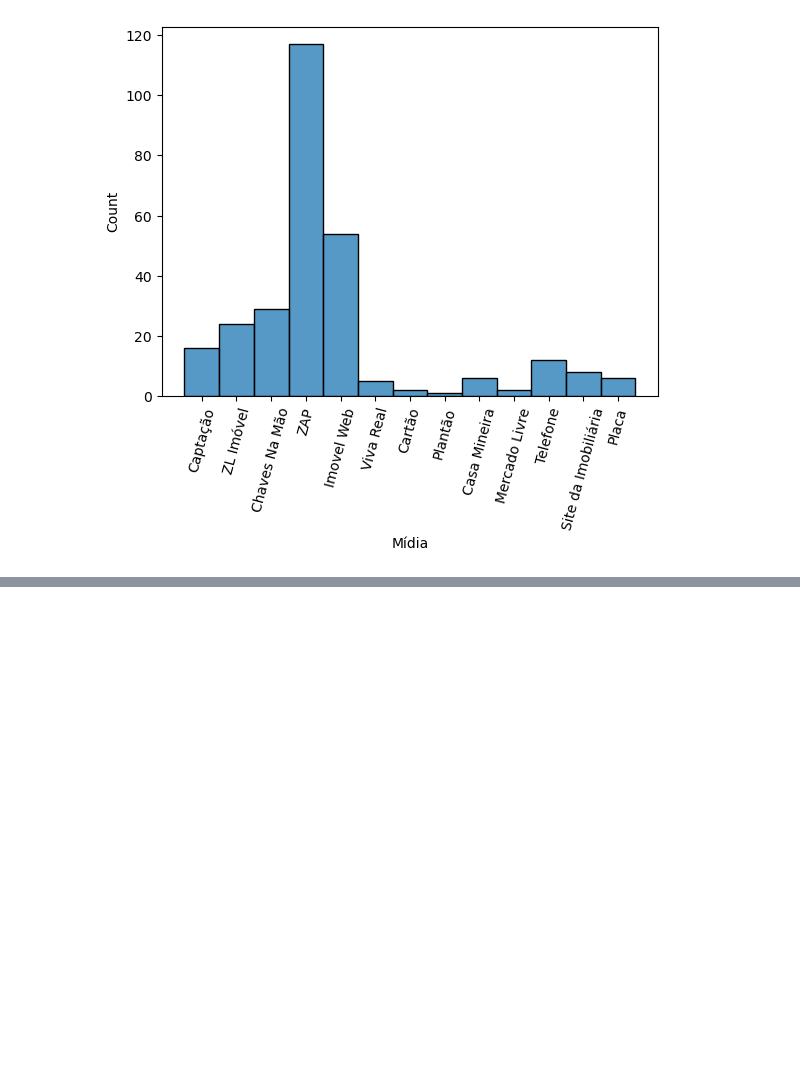
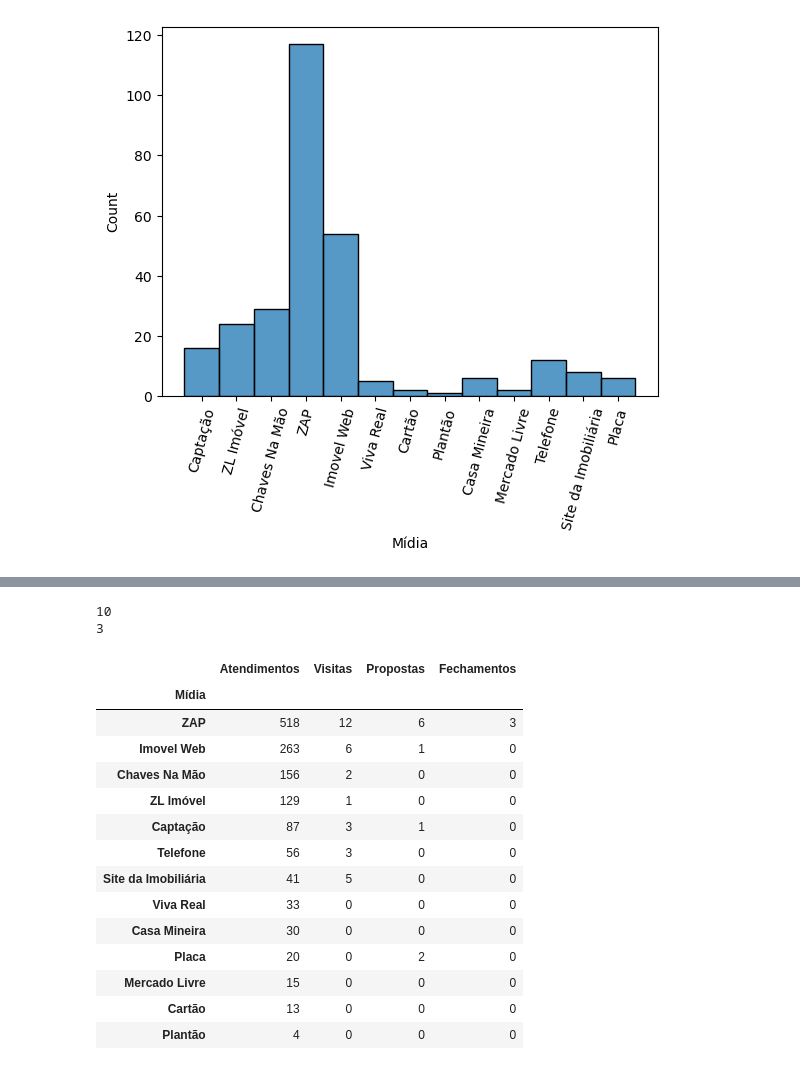
Before and after one commit to paulojr86/analise-de-KPIs, a Jupyter notebook: analise-de-KPIs.ipynb, the cells around one changed output, grey strips where cells are left out. Saved outputs shown, nothing was run; the diff lists cells and outputs as text; code cells hidden in the pictures; blank space fills up the shorter version.

Commit message:
Nono commit - Resposta na variavel Resultado

```diff
--- a/analise-de-KPIs.ipynb
+++ b/analise-de-KPIs.ipynb
@@ -176,0 +208,29 @@ df.groupby(['Team', 'Position'])
+# %%
+# Total número de propostas ; Total número de fechamentos ;
+print(df8['Propostas'].sum())
+print(df8['Fechamentos'].sum())
+# %% [output]
+10
+3
+# %%
+dfY = df5.groupby('Mídia')
+# %%
+#Respondendo a pergunta do projeto: Qual a Mídia mais efetiva e a menos efetiva? Demonstre o resultado de todas as mídias
+Resultado = dfY.sum().sort_values(by='Atendimentos', ascending=False)
+Resultado
+# %% [output]
+|  | Atendimentos | Visitas | Propostas | Fechamentos |
+| Mídia |  |  |  |  |
+| ZAP | 518 | 12 | 6 | 3 |
+| Imovel Web | 263 | 6 | 1 | 0 |
+| Chaves Na Mão | 156 | 2 | 0 | 0 |
+| ZL Imóvel | 129 | 1 | 0 | 0 |
+| Captação | 87 | 3 | 1 | 0 |
+| Telefone | 56 | 3 | 0 | 0 |
+| Site da Imobiliária | 41 | 5 | 0 | 0 |
+| Viva Real | 33 | 0 | 0 | 0 |
+| Casa Mineira | 30 | 0 | 0 | 0 |
+| Placa | 20 | 0 | 2 | 0 |
+| Mercado Livre | 15 | 0 | 0 | 0 |
+| Cartão | 13 | 0 | 0 | 0 |
+| Plantão | 4 | 0 | 0 | 0 |
```
Also changed, not shown: parts of 5 cells of this notebook.
